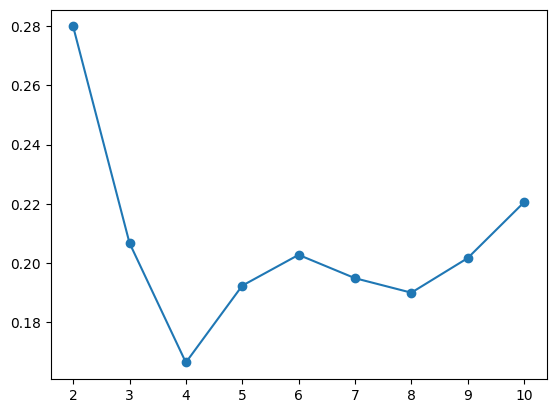
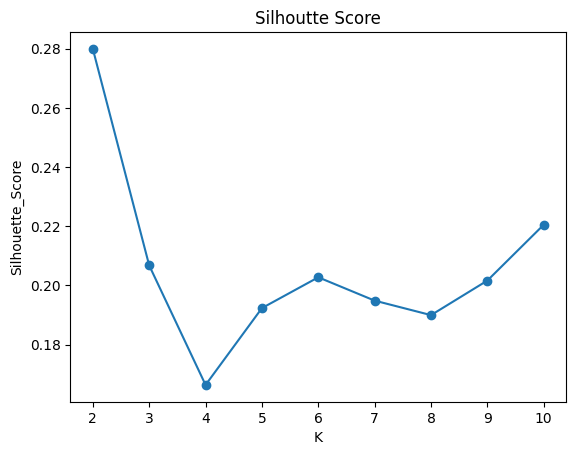
The change to this notebook cell's code, shown as a diff; its figure went from the first image to the second:
--- before
+++ after
@@ -1,2 +1,5 @@
 plt.plot(range(2,11),Silhouette_Score,marker='o')
+plt.title("Silhoutte Score")
+plt.xlabel("K")
+plt.ylabel('Silhouette_Score')
 plt.show()

Commit: Created using Colab